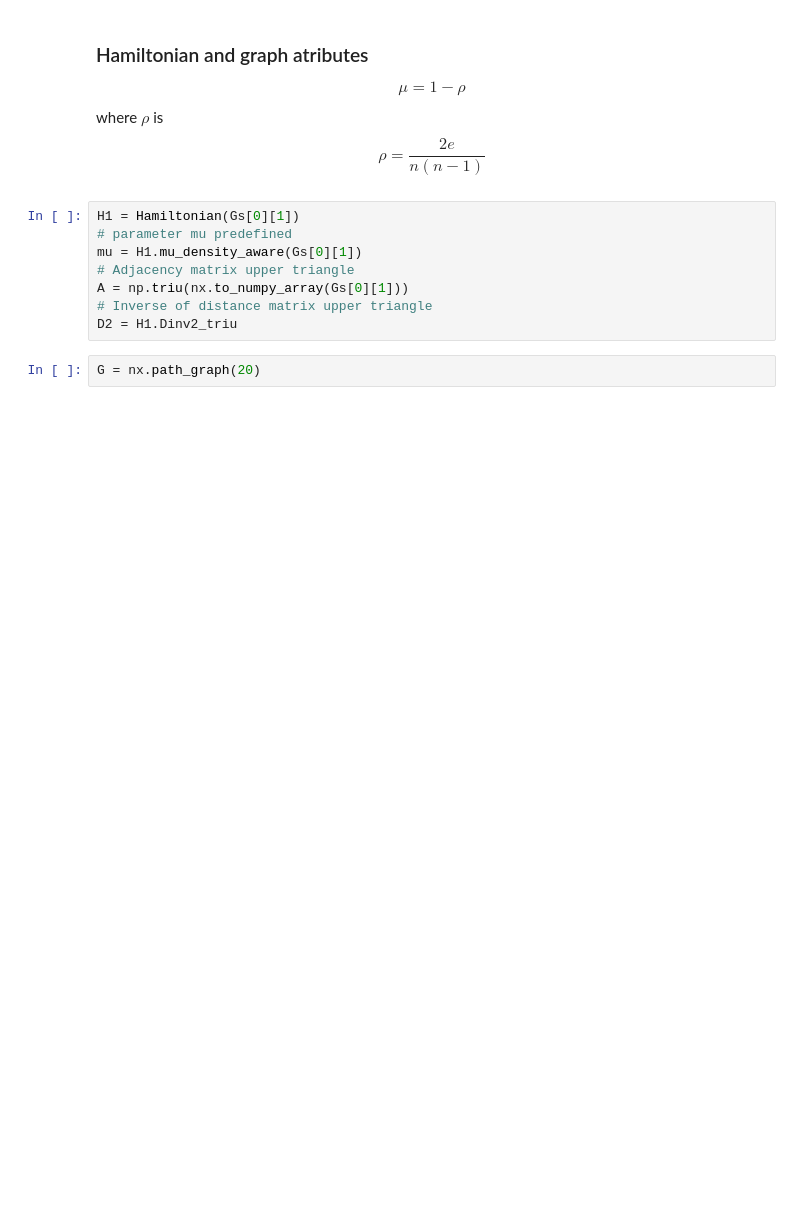
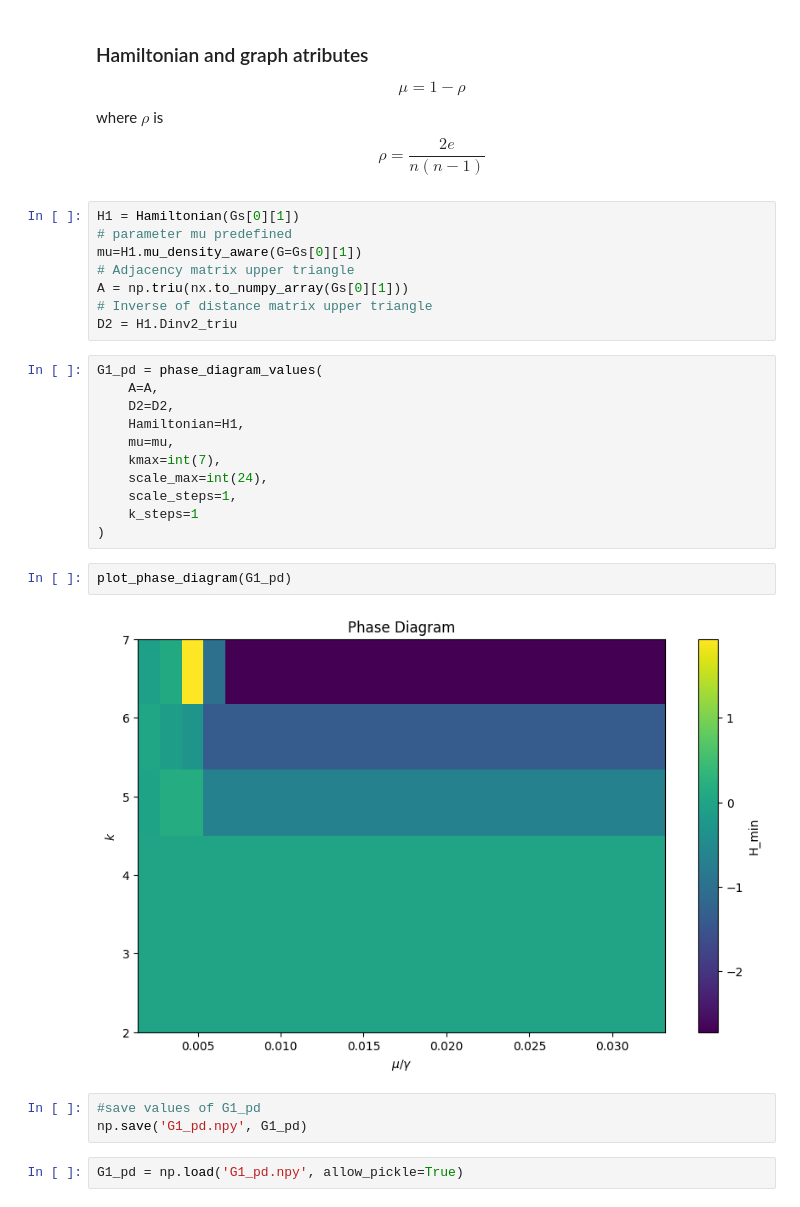
Before and after one commit to SamSaladino/Effective-Topological-Coverage-ETC, a Jupyter notebook: examples/1_tutorial_h_ examples.ipynb, the cells around one changed output. Cells and saved outputs as stored; diff of their text form; blank space fills up the shorter version.

```diff
--- a/examples/1_tutorial_h_ examples.ipynb
+++ b/examples/1_tutorial_h_ examples.ipynb
@@ -40,10 +77,28 @@ $$\rho = \frac{2e}{n(n-1)}$$
 # %%
 H1 = Hamiltonian(Gs[0][1])
 # parameter mu predefined
-mu = H1.mu_density_aware(Gs[0][1])
+mu=H1.mu_density_aware(G=Gs[0][1])
 # Adjacency matrix upper triangle
 A = np.triu(nx.to_numpy_array(Gs[0][1]))
 # Inverse of distance matrix upper triangle
 D2 = H1.Dinv2_triu
-# %%
-G = nx.path_graph(20)
+# %%
+G1_pd = phase_diagram_values(
+    A=A,
+    D2=D2,
+    Hamiltonian=H1,
+    mu=mu,
+    kmax=int(7),
+    scale_max=int(24),
+    scale_steps=1,
+    k_steps=1
+)
+# %%
+plot_phase_diagram(G1_pd)
+# %% [output]
+[figure, added]
+# %%
+#save values of G1_pd
+np.save('G1_pd.npy', G1_pd)
+# %%
+G1_pd = np.load('G1_pd.npy', allow_pickle=True)
```
Also changed, not shown: parts of 23 cells of this notebook, 3 other files.
